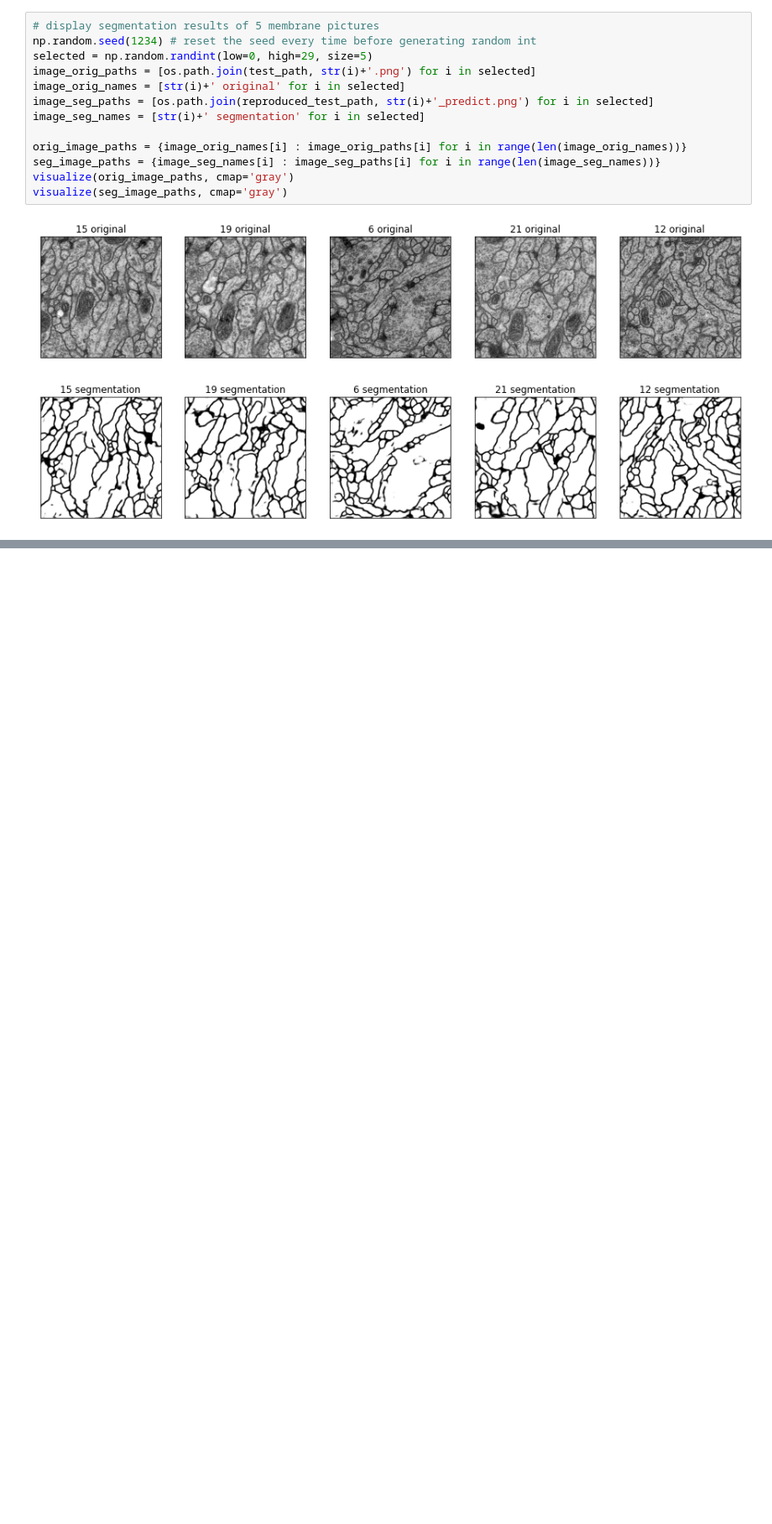
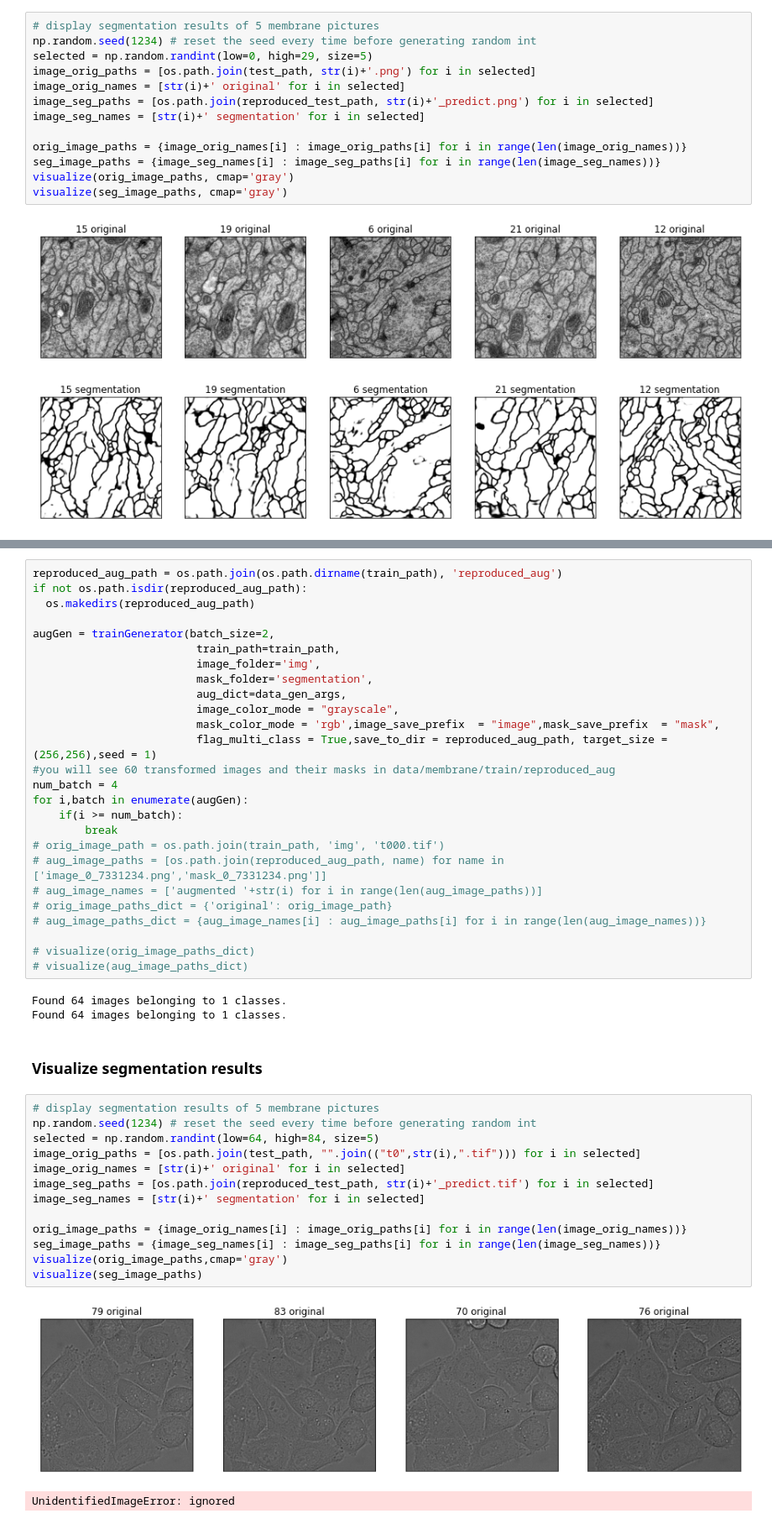
Before and after one commit to jgu13/unet, a Jupyter notebook: Ass4_reproducibility_project_notebook.ipynb, the cells around one changed output, grey strips where cells are left out. Shown at 84% size. Saved outputs shown, nothing was run; the diff lists cells and outputs as text; blank space fills up the shorter version.

```diff
--- a/Ass4_reproducibility_project_notebook.ipynb
+++ b/Ass4_reproducibility_project_notebook.ipynb
@@ -179,0 +280,47 @@ Here we performed experiments on the second data set “DIC-HeLa”3. These are
+# %%
+reproduced_aug_path = os.path.join(os.path.dirname(train_path), 'reproduced_aug')
+if not os.path.isdir(reproduced_aug_path):
+  os.makedirs(reproduced_aug_path)
+
+augGen = trainGenerator(batch_size=2,
+                         train_path=train_path,
+                         image_folder='img',
+                         mask_folder='segmentation',
+                         aug_dict=data_gen_args,
+                         image_color_mode = "grayscale",
+                         mask_color_mode = 'rgb',image_save_prefix  = "image",mask_save_prefix  = "mask",
+                         flag_multi_class = True,save_to_dir = reproduced_aug_path, target_size = (256,256),seed = 1)
+#you will see 60 transformed images and their masks in data/membrane/train/reproduced_aug
+num_batch = 4
+for i,batch in enumerate(augGen):
+    if(i >= num_batch):
+        break
+# orig_image_path = os.path.join(train_path, 'img', 't000.tif')
+# aug_image_paths = [os.path.join(reproduced_aug_path, name) for name in ['image_0_7331234.png','mask_0_7331234.png']]
+# aug_image_names = ['augmented '+str(i) for i in range(len(aug_image_paths))]
+# orig_image_paths_dict = {'original': orig_image_path}
+# aug_image_paths_dict = {aug_image_names[i] : aug_image_paths[i] for i in range(len(aug_image_names))}
+
+# visualize(orig_image_paths_dict)
+# visualize(aug_image_paths_dict)
+# %% [output]
+Found 64 images belonging to 1 classes.
+Found 64 images belonging to 1 classes.
+# %% [markdown]
+### Visualize segmentation results
+# %%
+# display segmentation results of 5 membrane pictures
+np.random.seed(1234) # reset the seed every time before generating random int
+selected = np.random.randint(low=64, high=84, size=5)
+image_orig_paths = [os.path.join(test_path, "".join(("t0",str(i),".tif"))) for i in selected]
+image_orig_names = [str(i)+' original' for i in selected]
+image_seg_paths = [os.path.join(reproduced_test_path, str(i)+'_predict.tif') for i in selected]
+image_seg_names = [str(i)+' segmentation' for i in selected]
+
+orig_image_paths = {image_orig_names[i] : image_orig_paths[i] for i in range(len(image_orig_names))}
+seg_image_paths = {image_seg_names[i] : image_seg_paths[i] for i in range(len(image_seg_names))}
+visualize(orig_image_paths,cmap='gray')
+visualize(seg_image_paths)
+# %% [output]
+[figure, added]
+UnidentifiedImageError: ignored
```
Also changed, not shown: parts of 27 cells of this notebook.
